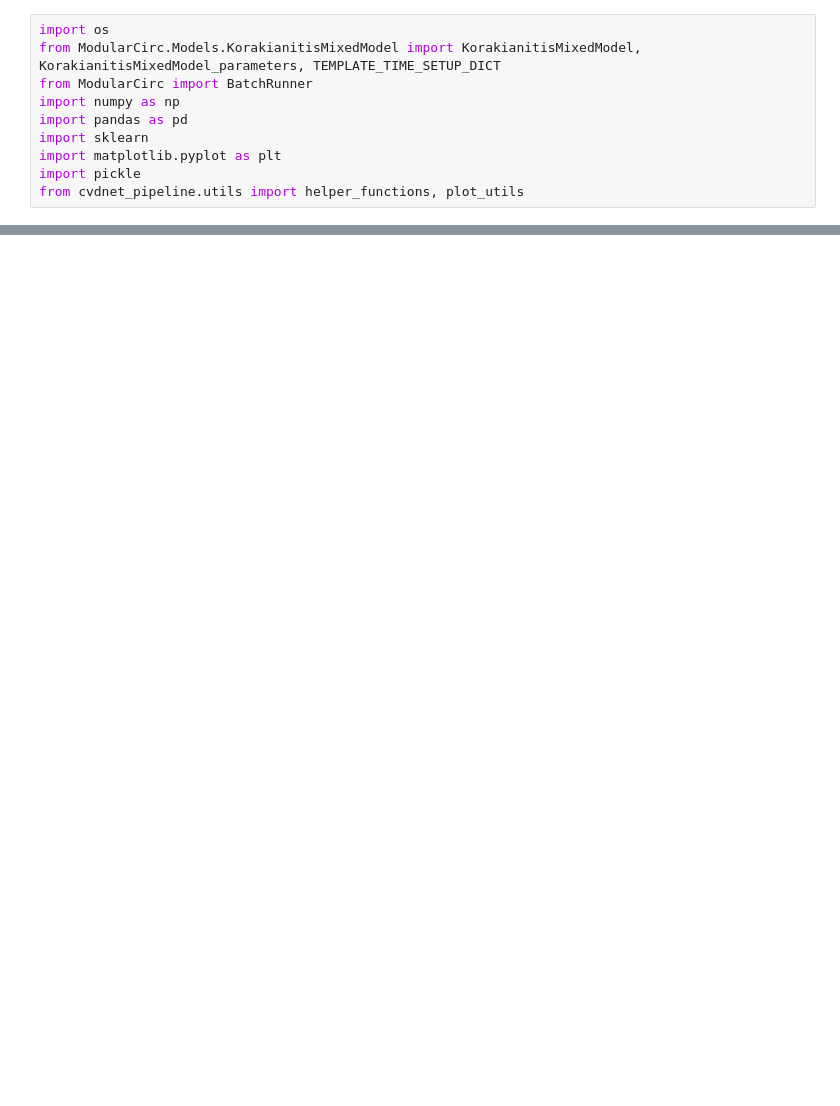
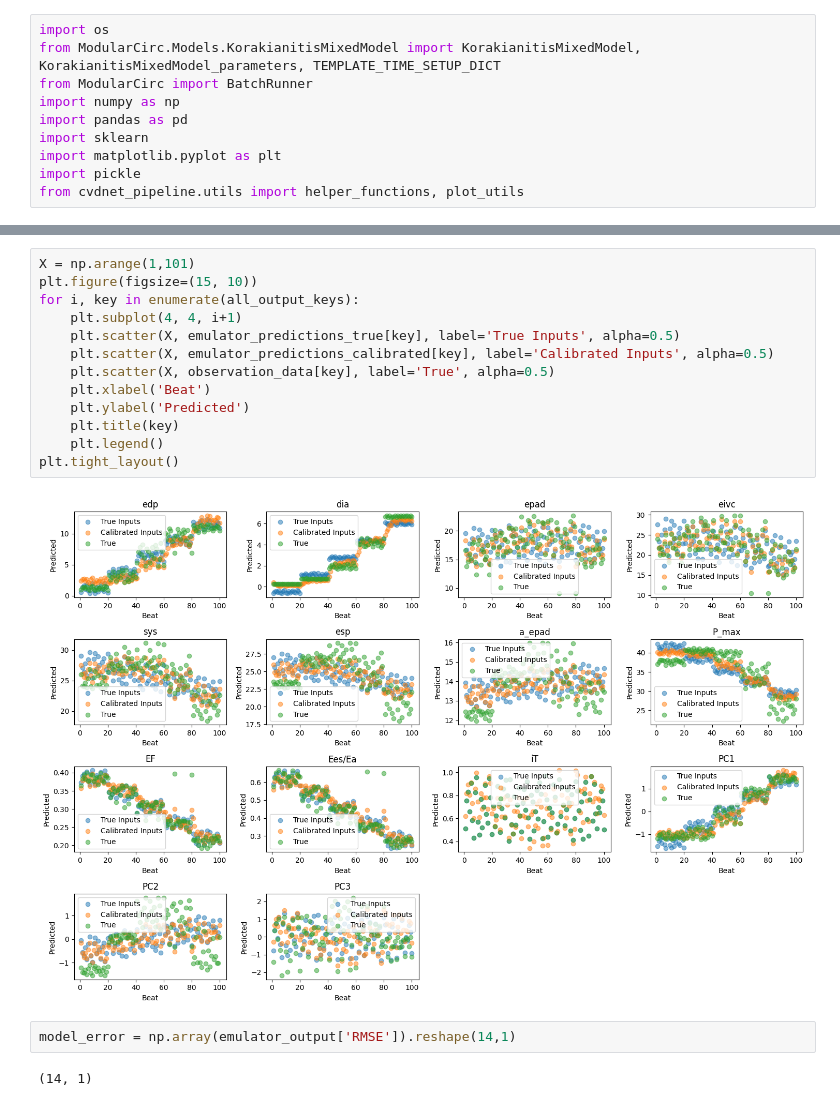
Before and after one commit to alan-turing-institute/cvd-net-pipeline, a Jupyter notebook: notebooks/comparing_emulators.ipynb, the cells around one changed output, grey strips where cells are left out. Drawn from its saved outputs; the diff is of its cells as text; blank space fills up the shorter version.

```diff
--- a/notebooks/comparing_emulators.ipynb
+++ b/notebooks/comparing_emulators.ipynb
@@ -104,0 +92,19 @@ emulator_predictions_calibrated.head()
+# %%
+X = np.arange(1,101)
+plt.figure(figsize=(15, 10))
+for i, key in enumerate(all_output_keys):
+    plt.subplot(4, 4, i+1)
+    plt.scatter(X, emulator_predictions_true[key], label='True Inputs', alpha=0.5)
+    plt.scatter(X, emulator_predictions_calibrated[key], label='Calibrated Inputs', alpha=0.5)
+    plt.scatter(X, observation_data[key], label='True', alpha=0.5)
+    plt.xlabel('Beat')
+    plt.ylabel('Predicted')
+    plt.title(key)
+    plt.legend()
+plt.tight_layout()
+# %% [output]
+[figure, added]
+# %%
+model_error = np.array(emulator_output['RMSE']).reshape(14,1)
+# %% [output]
+(14, 1)
```
Also changed, not shown: parts of 3 cells of this notebook, 6 other files.
